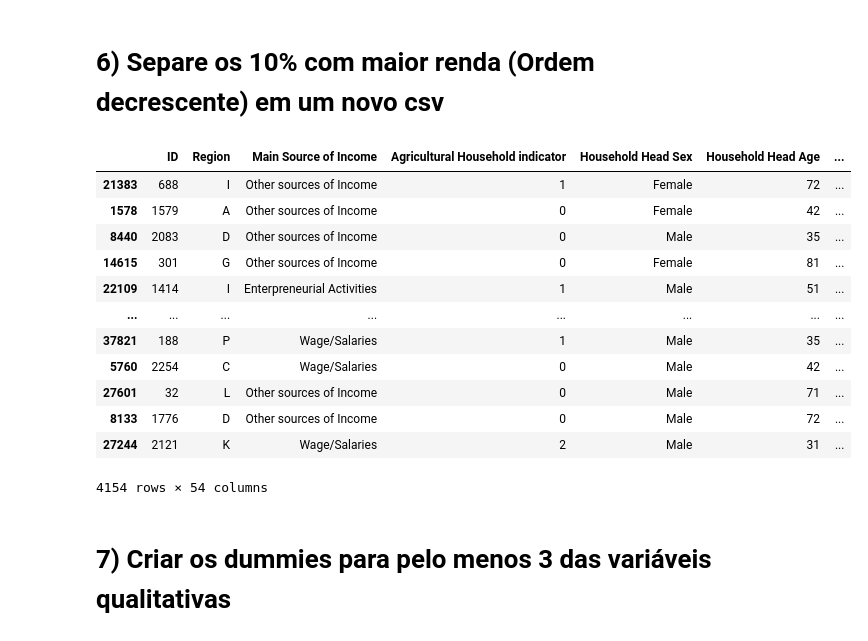
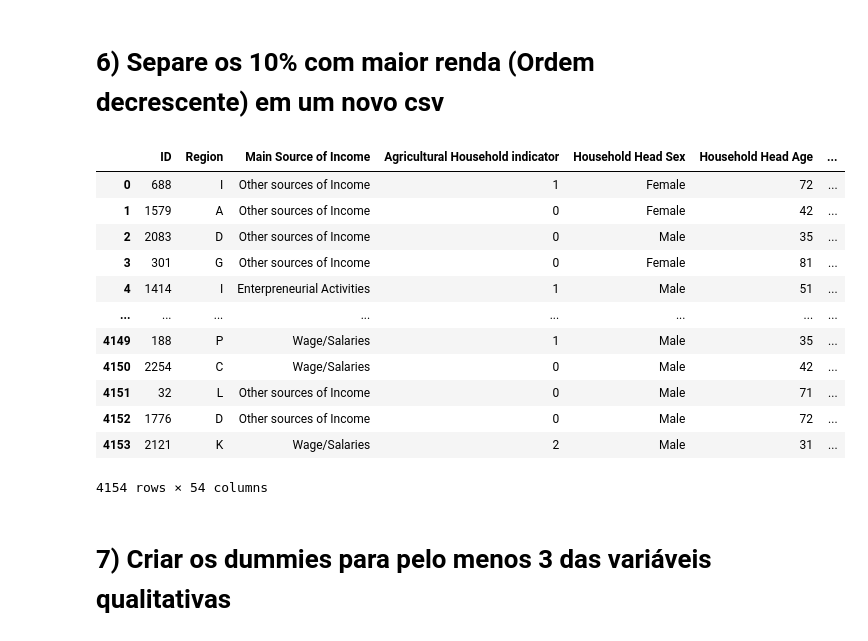
Before and after one commit to marcelaqueiroz/letscode_pandas, a Jupyter notebook: projeto_pandas.ipynb, the cells around one changed output. Cells and saved outputs as stored; diff of their text form; code cells hidden in the pictures.

```diff
--- a/projeto_pandas.ipynb
+++ b/projeto_pandas.ipynb
@@ -427,24 +354,31 @@ Type of Household
 # %% [markdown]
 # 6) Separe os 10% com maior renda (Ordem decrescente) em um novo csv
 # %%
+df_merged = df_merged.sort_values(by='Total Household Income').reset_index(drop=True)  # Ordena df
+
+# Calcula a quantidade de rows que representa 10% do dataframe
 ten_percent = int(0.1 * df_merged['Total Household Income'].count())
-top_ten_percent = df_merged.sort_values(by='Total Household Income')[:ten_percent]
+
+# Divide o dataframe em 10% e 90% com maior e menor renda, respectivamente
+top_ten_percent = df_merged[:ten_percent]
+bottom_ninety_percent = df_merged.sort_values(by='Total Household Income')[ten_percent:]
+
+# Salva os 10% com maior renda em csv
 top_ten_percent.to_csv('top_ten_percent.csv', index=False)
-
 display(top_ten_percent)
 # %% [output]
 |  | ID | Region | Main Source of Income | Agricultural Household indicator | Household Head Sex | Household Head Age | ... |
-| 21383 | 688 | I | Other sources of Income | 1 | Female | 72 | ... |
-| 1578 | 1579 | A | Other sources of Income | 0 | Female | 42 | ... |
-| 8440 | 2083 | D | Other sources of Income | 0 | Male | 35 | ... |
-| 14615 | 301 | G | Other sources of Income | 0 | Female | 81 | ... |
-| 22109 | 1414 | I | Enterpreneurial Activities | 1 | Male | 51 | ... |
+| 0 | 688 | I | Other sources of Income | 1 | Female | 72 | ... |
+| 1 | 1579 | A | Other sources of Income | 0 | Female | 42 | ... |
+| 2 | 2083 | D | Other sources of Income | 0 | Male | 35 | ... |
+| 3 | 301 | G | Other sources of Income | 0 | Female | 81 | ... |
+| 4 | 1414 | I | Enterpreneurial Activities | 1 | Male | 51 | ... |
 | ... | ... | ... | ... | ... | ... | ... | ... |
-| 37821 | 188 | P | Wage/Salaries | 1 | Male | 35 | ... |
-| 5760 | 2254 | C | Wage/Salaries | 0 | Male | 42 | ... |
-| 27601 | 32 | L | Other sources of Income | 0 | Male | 71 | ... |
-| 8133 | 1776 | D | Other sources of Income | 0 | Male | 72 | ... |
-| 27244 | 2121 | K | Wage/Salaries | 2 | Male | 31 | ... |
+| 4149 | 188 | P | Wage/Salaries | 1 | Male | 35 | ... |
+| 4150 | 2254 | C | Wage/Salaries | 0 | Male | 42 | ... |
+| 4151 | 32 | L | Other sources of Income | 0 | Male | 71 | ... |
+| 4152 | 1776 | D | Other sources of Income | 0 | Male | 72 | ... |
+| 4153 | 2121 | K | Wage/Salaries | 2 | Male | 31 | ... |
 4154 rows × 54 columns
 # %% [markdown]
 # 7) Criar os dummies para pelo menos 3 das variáveis qualitativas
```
Also changed, not shown: parts of 12 cells of this notebook, 2 other files.
